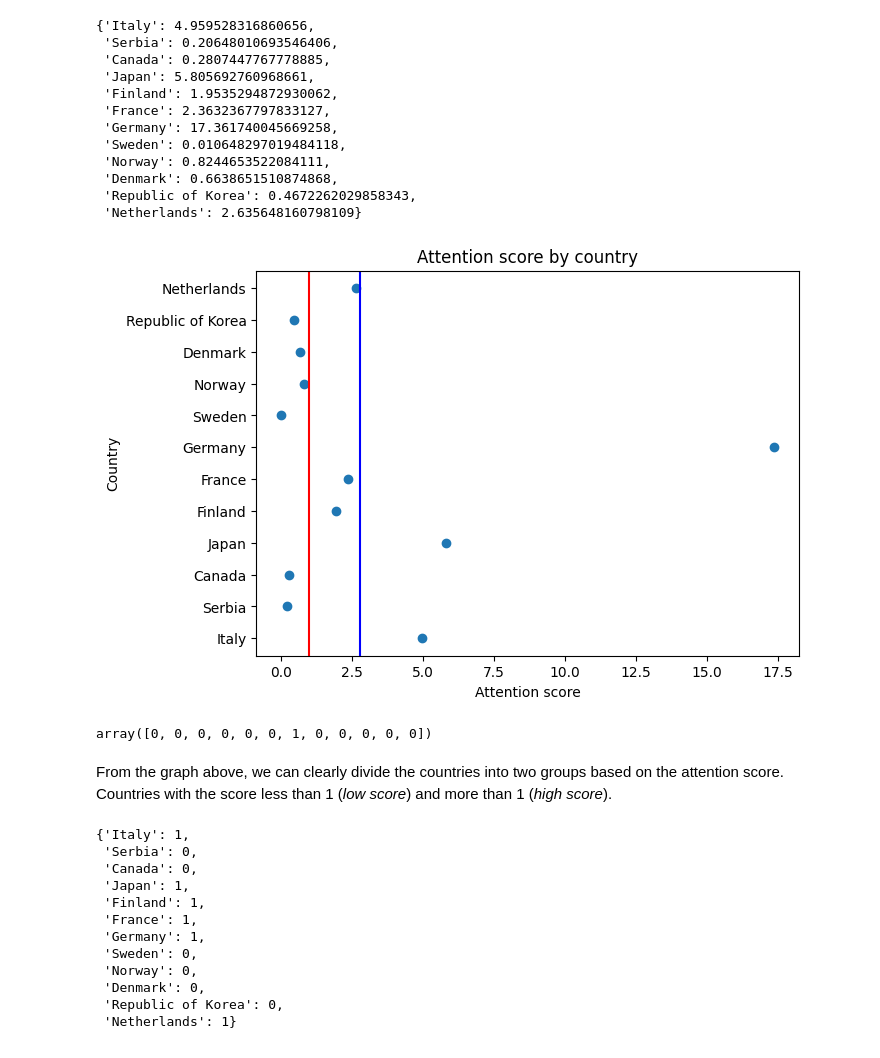
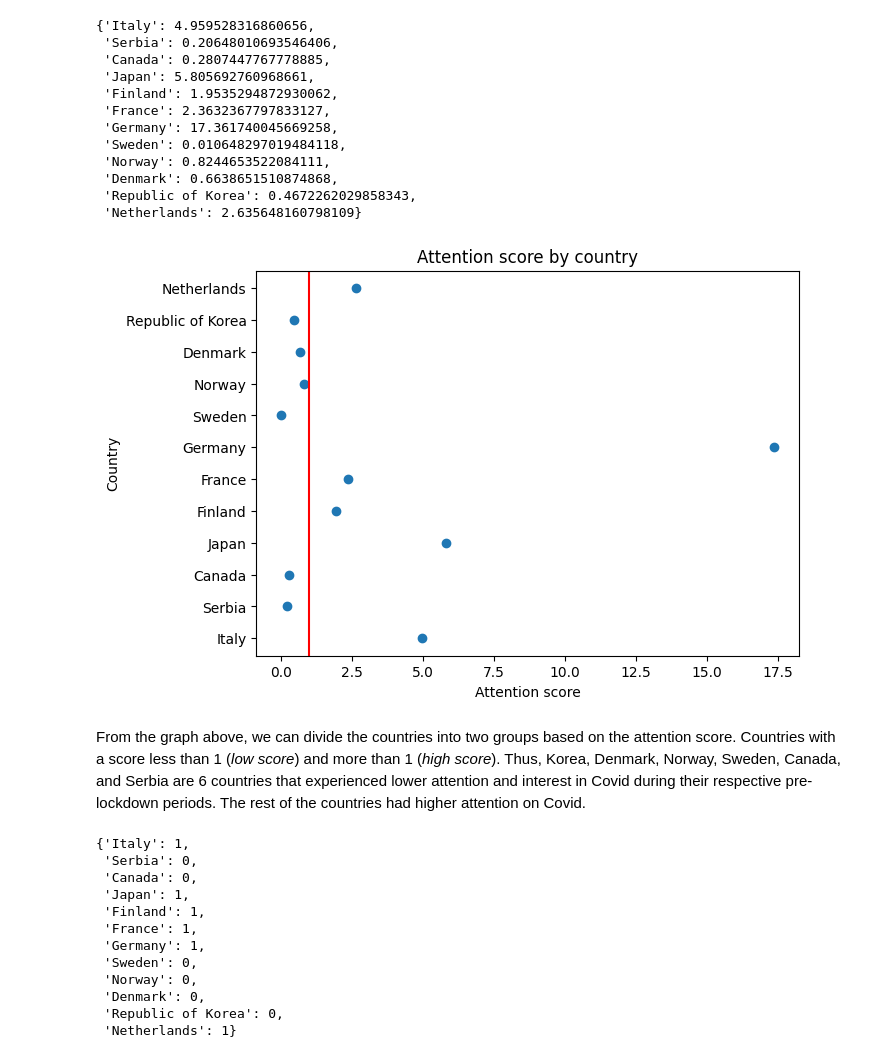
Before and after one commit to RiccardoBrioschi/The-pandemic-through-the-eyes-of-Internet, a Jupyter notebook: RQ3_Effects of attention on covid analysis.ipynb, the cells around one changed output. Saved outputs shown, nothing was run; the diff lists cells and outputs as text; code cells hidden in the pictures.

```diff
--- a/RQ3_Effects of attention on covid analysis.ipynb
+++ b/RQ3_Effects of attention on covid analysis.ipynb
@@ -859,23 +875,15 @@ attention
 # %%
 figure = plt.figure(figsize=(7, 5))
 plt.scatter(list(attention.values()), list(attention.keys()))
 plt.axvline(x=1, color='r')
-plt.axvline(x=2.8, color='b')
 plt.xlabel("Attention score")
 plt.ylabel("Country")
 plt.title("Attention score by country")
 plt.show()
 # %% [output]
-[figure, old version]
+[figure, new version]
-# %%
-from sklearn.cluster import KMeans
-X = np.array(list(attention.values())).reshape(-1, 1)
-kmeans = KMeans(n_clusters=2).fit(X)
-kmeans.labels_
-# %% [output]
-array([0, 0, 0, 0, 0, 0, 1, 0, 0, 0, 0, 0])
 # %% [markdown]
-From the graph above, we can clearly divide the countries into two groups based on the attention score. Countries with the score less than 1 (*low score*) and more than 1 (*high score*).
+From the graph above, we can divide the countries into two groups based on the attention score. Countries with a score less than 1 (*low score*) and more than 1 (*high score*). Thus, Korea, Denmark, Norway, Sweden, Canada, and Serbia are 6 countries that experienced lower attention and interest in Covid during their respective pre-lockdown periods. The rest of the countries had higher attention on Covid.
 # %%
 # We set that country with low attention score is labled with 0, otherwise with 1
 for country in attention:
```
Also changed, not shown: parts of 31 cells of this notebook.
